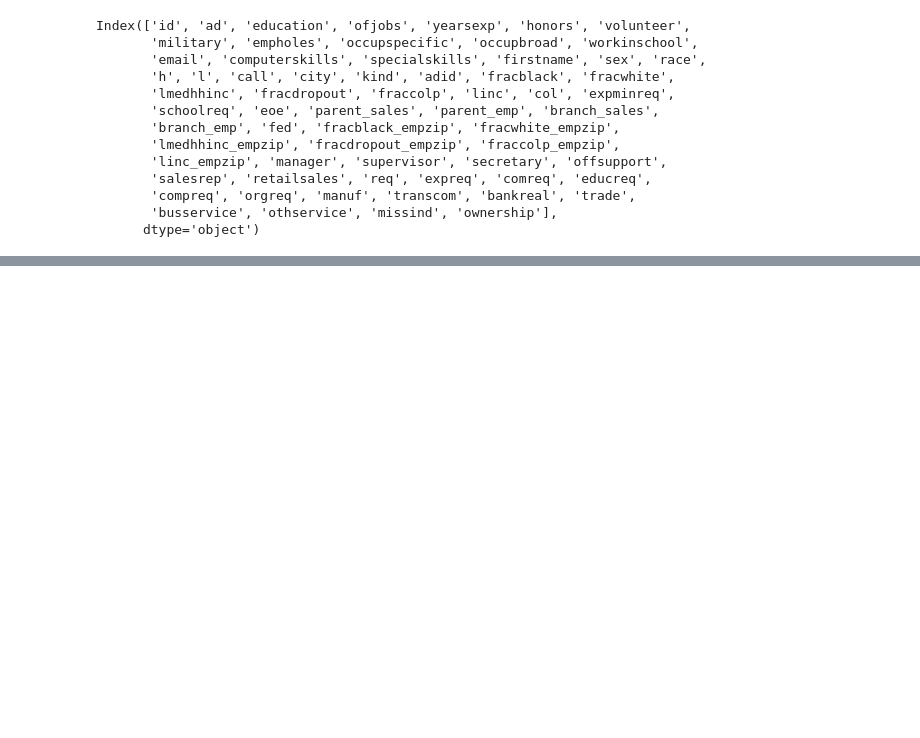
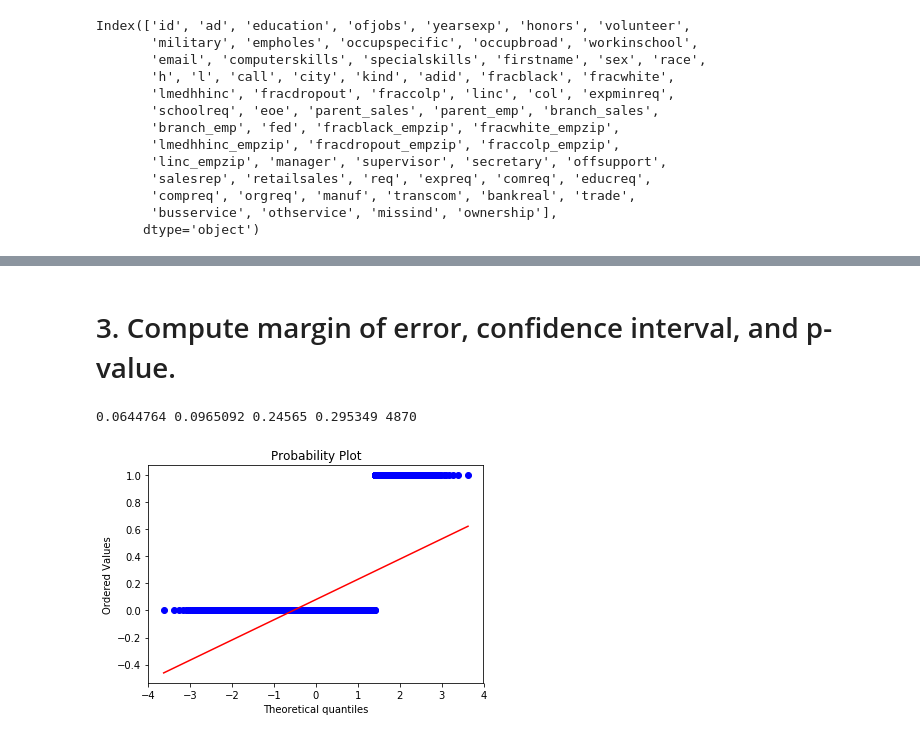
Before and after one commit to wsjk/inferential_stats_exercises, a Jupyter notebook: racial_disc/sliderule_dsi_inferential_statistics_exercise_2.ipynb, the cells around one changed output, grey strips where cells are left out. Cells and saved outputs as stored; diff of their text form; code cells hidden in the pictures; blank space fills up the shorter version.

```diff
--- a/racial_disc/sliderule_dsi_inferential_statistics_exercise_2.ipynb
+++ b/racial_disc/sliderule_dsi_inferential_statistics_exercise_2.ipynb
@@ -78,0 +114,23 @@ data.groupby('race').call.sum().plot(kind='bar')
+# %% [markdown]
+# 3. Compute margin of error, confidence interval, and p-value.
+# %%
+b = data[data.race == 'b']
+w = data[data.race == 'w']
+
+xb_bar = b.call.mean()
+xw_bar =  w.call.mean()
+s_b = b.call.std()
+s_w = w.call.std()
+n = len(data)
+
+print(xb_bar, xw_bar, s_b, s_w, n)
+# %% [output]
+0.0644764 0.0965092 0.24565 0.295349 4870
+# %%
+import pylab
+import scipy.stats as stats
+
+stats.probplot(data.call, dist="norm", plot=pylab)
+pylab.show()
+# %% [output]
+[figure, added]
```
Also changed, not shown: parts of 4 cells of this notebook.
